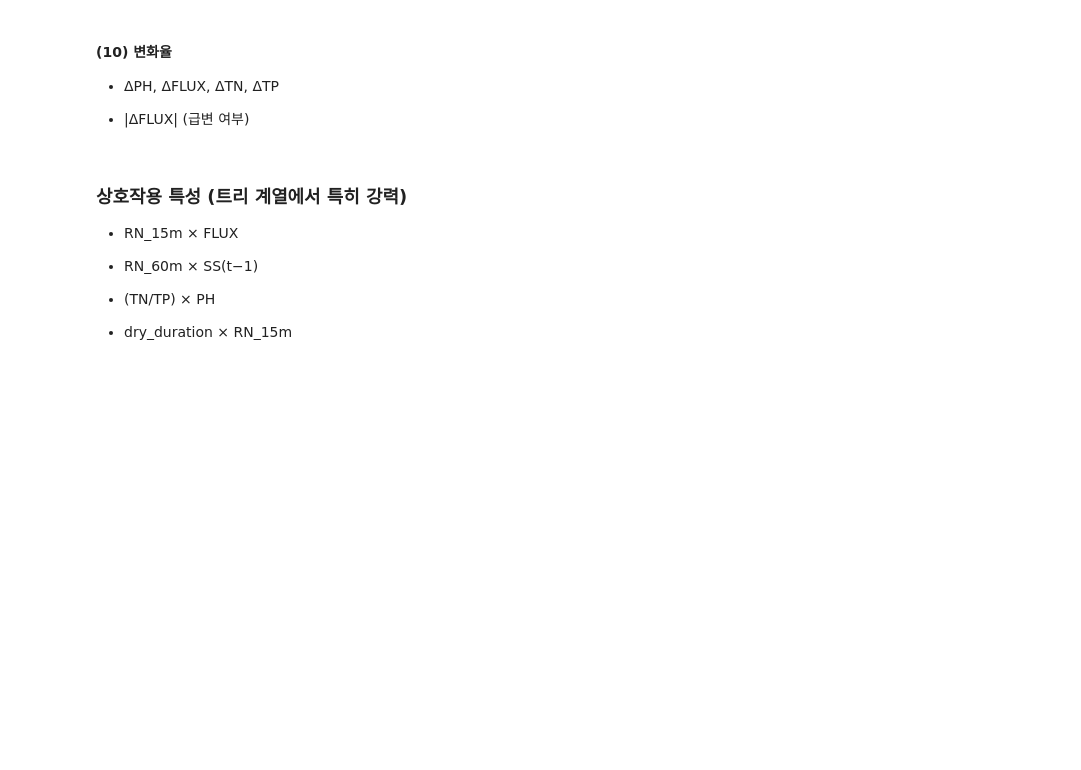
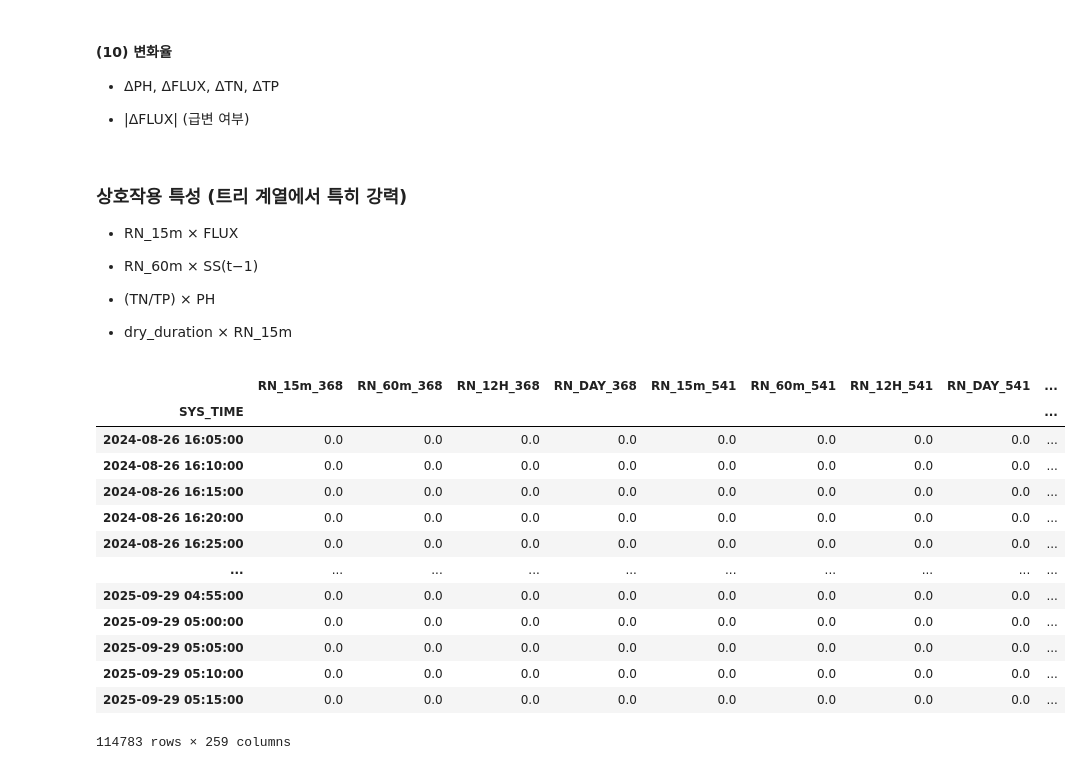
Before and after one commit to choiseungha3123-a11y/project_WWTP, a Jupyter notebook: python/notebook/feature/modelA.ipynb, the cells around one changed output. Saved outputs shown, nothing was run; the diff lists cells and outputs as text; code cells hidden in the pictures; blank space fills up the shorter version.

```diff
--- a/python/notebook/feature/modelA.ipynb
+++ b/python/notebook/feature/modelA.ipynb
@@ -98,10 +323,28 @@ import pandas as pd
+# %%
+def _add_time_features(X):
+    """시간 관련 특성 생성"""
+    new_cols = {}
+
+    new_cols["hour"] = X.index.hour.astype(np.int16)
+    new_cols["dow"] = X.index.dayofweek.astype(np.int8)
+    new_cols["is_weekend"] = (X.index.dayofweek >= 5).astype(np.int8)
+
+    # Cyclical encoding
+    hour_values = X.index.hour
+    new_cols["hour_sin"] = np.sin(2 * np.pi * hour_values / 24.0)
+    new_cols["hour_cos"] = np.cos(2 * np.pi * hour_values / 24.0)
+
+    # 한 번에 concat
+    X = pd.concat([X, pd.DataFrame(new_cols, index=X.index)], axis=1)
+
+    return X
 # %%
 def resample_5min(
     df,
     time_col = None,
     rule = "5min",
-    sum_cols=("RN_15m", "RN_60m", "RN_12H", "RN_DAY", "FLUX_VU"),
-    mean_cols=("TA", "HM", "TD", "PH_VU", "TN_VU", "TP_VU"),
+    sum_cols=("RN_15m_368", "RN_60m_368", "RN_12H_368", "RN_DAY_368", "RN_15m_541", "RN_60m_541", "RN_12H_541", "RN_DAY_541", "RN_15m_569", "RN_60m_569", "RN_12H_569", "RN_DAY_569", "FLUX_VU"),
+    mean_cols=("TA_368", "HM_368", "TD_368", "TA_541", "HM_541", "TD_541", "TA_569", "HM_569", "TD_569", "PH_VU", "TN_VU", "TP_VU"),
     # 타깃(TOC/SS)도 같이 리샘플링해 학습셋 만들 때 쓰고 싶으면 여기에 넣어도 됨(기본 제외)
     extra_mean_cols=(),
     interp_limit: int = 12,  # 5분 기준 12칸=1시간까지 보간 허용
@@ -301,10 +477,38 @@ def make_modelA_features(
     X = X.replace([np.inf, -np.inf], np.nan)
 
     return X
+# %%
+tms = pd.read_csv("../../data/processed/TMS_cleaned.csv")
+aws = pd.read_csv("../../data/processed/AWS_cleaned.csv")
+
+tms['SYS_TIME'] = pd.to_datetime(tms['SYS_TIME'])
+aws['SYS_TIME'] = pd.to_datetime(aws['SYS_TIME'])
+
+tms = tms.sort_values('SYS_TIME')
+aws = aws.sort_values('SYS_TIME')
+
+df = pd.merge_asof(tms, aws, on='SYS_TIME', direction='backward', tolerance=pd.Timedelta('1min'))
 # %%
-X5 = make_modelA_features_5min(df_1min, time_col="SYS_TIME", do_resample=True, rule="5min")
+X = make_modelA_features(df, time_col="SYS_TIME", do_resample=True, rule="5min")
 
-y_toc = resample_5min(df_1min, time_col="SYS_TIME", extra_mean_cols=("TOC_VU","SS_VU"))["TOC_VU"].shift(-1)
-y_ss  = resample_5min(df_1min, time_col="SYS_TIME", extra_mean_cols=("TOC_VU","SS_VU"))["SS_VU"].shift(-1)
+y_toc = resample_5min(df, time_col="SYS_TIME", extra_mean_cols=("TOC_VU","SS_VU"))["TOC_VU"].shift(-1)
+y_ss  = resample_5min(df, time_col="SYS_TIME", extra_mean_cols=("TOC_VU","SS_VU"))["SS_VU"].shift(-1)
 
-data = X5.join(pd.DataFrame({"y_toc": y_toc, "y_ss": y_ss})).dropna()
+data = X.join(pd.DataFrame({"y_toc": y_toc, "y_ss": y_ss})).dropna()
+# %%
+data
+# %% [output]
+|  | RN_15m_368 | RN_60m_368 | RN_12H_368 | RN_DAY_368 | RN_15m_541 | RN_60m_541 | RN_12H_541 | RN_DAY_541 | ... |
+| SYS_TIME |  |  |  |  |  |  |  |  | ... |
+| 2024-08-26 16:05:00 | 0.0 | 0.0 | 0.0 | 0.0 | 0.0 | 0.0 | 0.0 | 0.0 | ... |
+| 2024-08-26 16:10:00 | 0.0 | 0.0 | 0.0 | 0.0 | 0.0 | 0.0 | 0.0 | 0.0 | ... |
+| 2024-08-26 16:15:00 | 0.0 | 0.0 | 0.0 | 0.0 | 0.0 | 0.0 | 0.0 | 0.0 | ... |
+| 2024-08-26 16:20:00 | 0.0 | 0.0 | 0.0 | 0.0 | 0.0 | 0.0 | 0.0 | 0.0 | ... |
+| 2024-08-26 16:25:00 | 0.0 | 0.0 | 0.0 | 0.0 | 0.0 | 0.0 | 0.0 | 0.0 | ... |
+| ... | ... | ... | ... | ... | ... | ... | ... | ... | ... |
+| 2025-09-29 04:55:00 | 0.0 | 0.0 | 0.0 | 0.0 | 0.0 | 0.0 | 0.0 | 0.0 | ... |
+| 2025-09-29 05:00:00 | 0.0 | 0.0 | 0.0 | 0.0 | 0.0 | 0.0 | 0.0 | 0.0 | ... |
+| 2025-09-29 05:05:00 | 0.0 | 0.0 | 0.0 | 0.0 | 0.0 | 0.0 | 0.0 | 0.0 | ... |
+| 2025-09-29 05:10:00 | 0.0 | 0.0 | 0.0 | 0.0 | 0.0 | 0.0 | 0.0 | 0.0 | ... |
+| 2025-09-29 05:15:00 | 0.0 | 0.0 | 0.0 | 0.0 | 0.0 | 0.0 | 0.0 | 0.0 | ... |
+114783 rows × 259 columns
```
Also changed, not shown: parts of 12 cells of this notebook, 35 other files.
